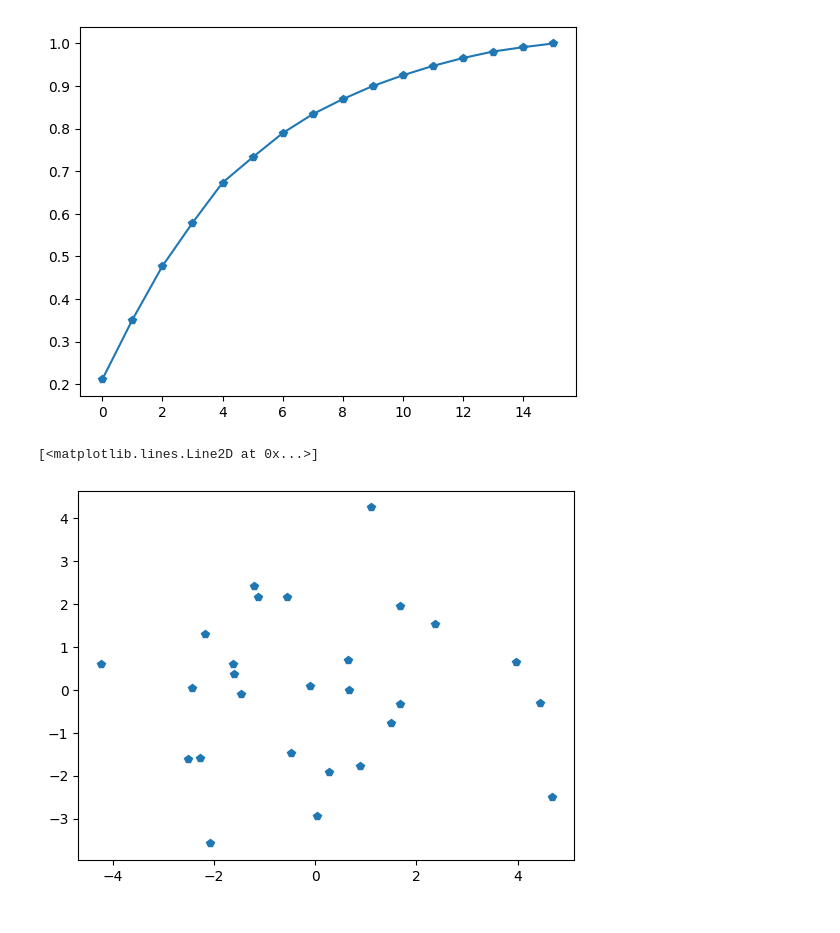
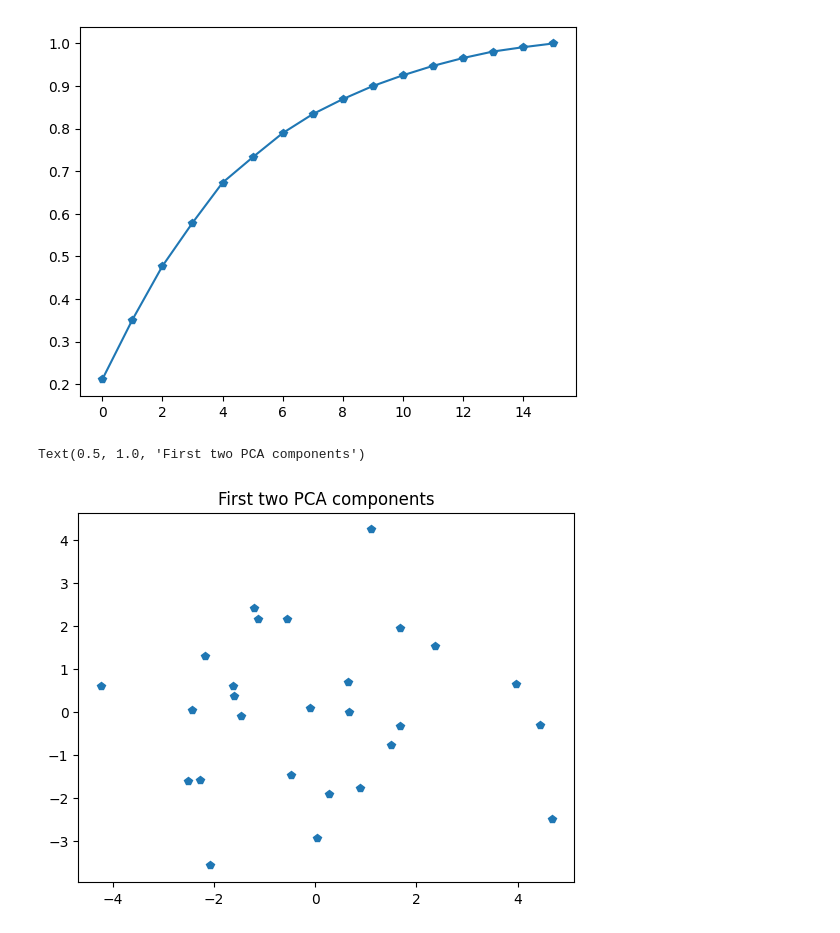
Before and after one commit to TreeinRandomForest/gnnexamples, a Jupyter notebook: nbs/GNN_Reza.ipynb, the cells around one changed output. Drawn from its saved outputs; the diff is of its cells as text; code cells hidden in the pictures.

```diff
--- a/nbs/GNN_Reza.ipynb
+++ b/nbs/GNN_Reza.ipynb
@@ -888,3 +888,7 @@ from sklearn.preprocessing import StandardScaler
 from sklearn.manifold import TSNE
 
 %matplotlib inline
+# %%
+print()
+for idx in idx_to_node: #using python > 3.7, order of keys is insertion order
+    print(idx)
@@ -939,6 +979,7 @@ plt.plot(np.cumsum(pca.explained_variance_ratio_), 'p-')
 [figure]
 # %%
 plt.plot(emb_pca[:,0], emb_pca[:, 1], 'p')
+plt.title("First two PCA components")
 # %% [output]
-[<matplotlib.lines.Line2D at 0x...>]
+Text(0.5, 1.0, 'First two PCA components')
-[figure, old version]
+[figure, new version]
```
Also changed, not shown: parts of 8 cells of this notebook.
